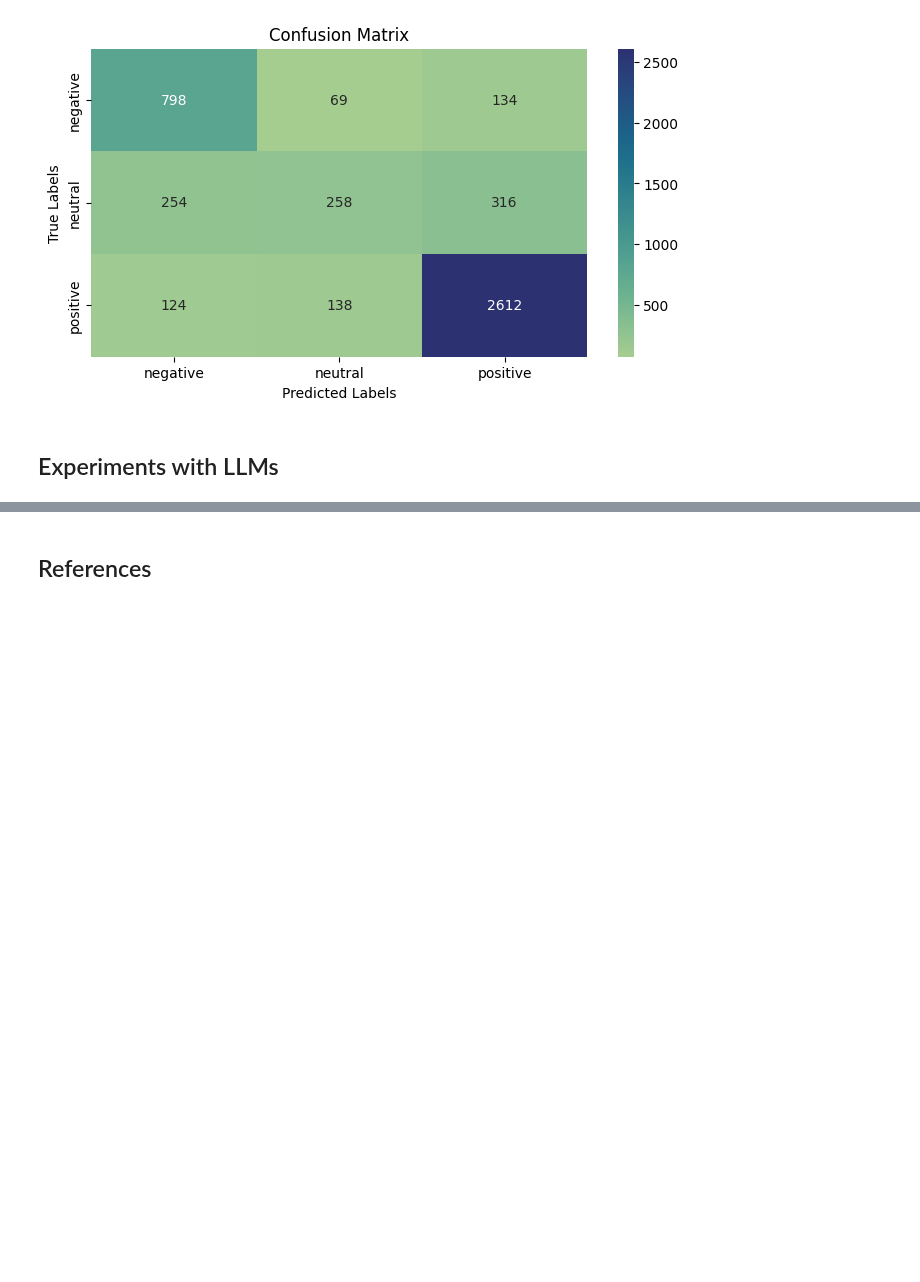
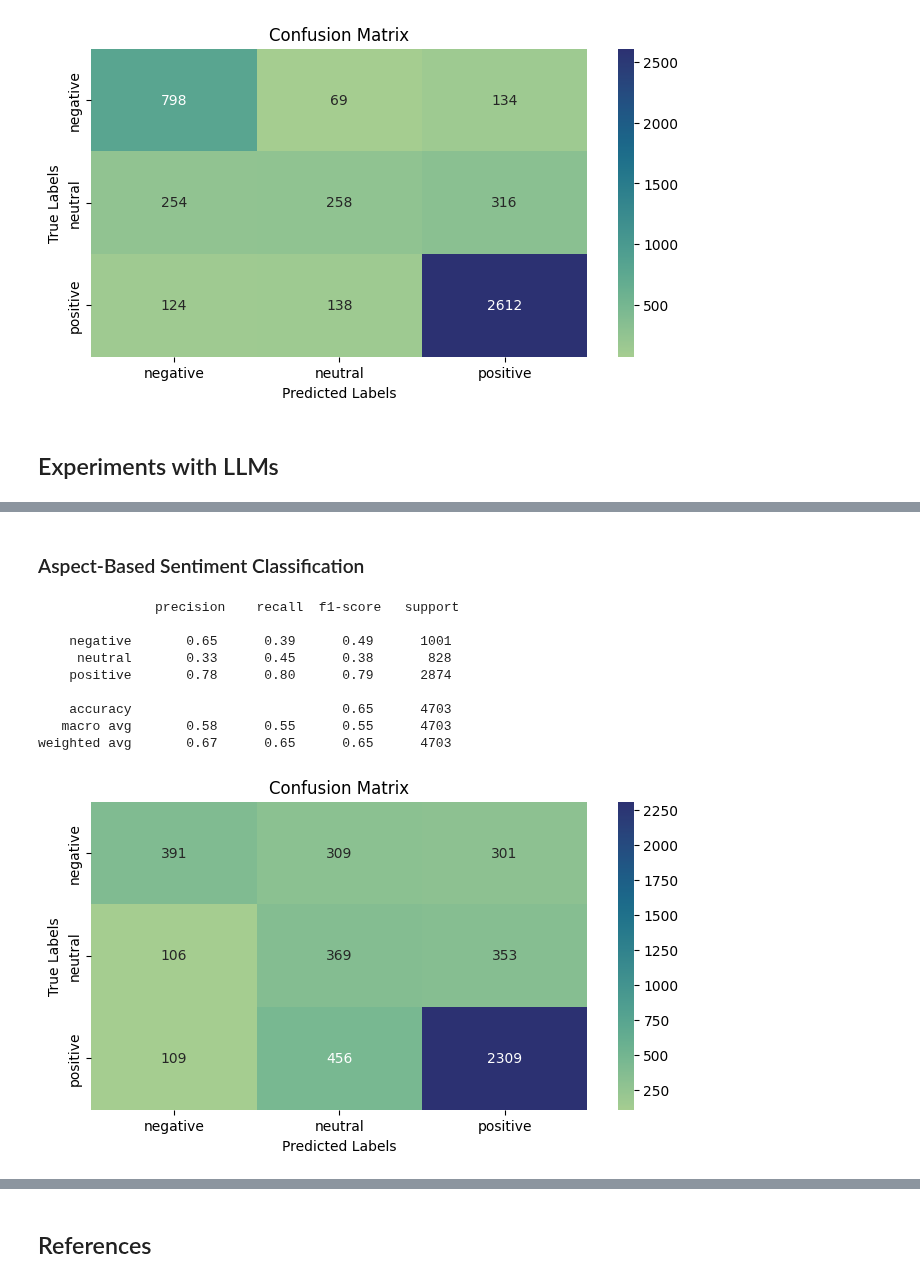
Before and after one commit to tabaraei/aspect-based-sentiment-analysis, a Jupyter notebook: ABSA.ipynb, the cells around one changed output, grey strips where cells are left out. Cells and saved outputs as stored; diff of their text form; code cells hidden in the pictures; blank space fills up the shorter version.

```diff
--- a/ABSA.ipynb
+++ b/ABSA.ipynb
@@ -782,0 +806,22 @@ array([0.00212159, 0.00545376, 0.9924246 ], dtype=float32)
+# %% [markdown]
+### Aspect-Based Sentiment Classification
+# %%
+dataset = AD.get_df_aspect_sentence_sentiment()
+class_labels = sorted(dataset['Aspect_Sentiment'].unique())
+document_col_name = 'Sentence'
+sentiment_col_name = 'Aspect_Sentiment'
+# %%
+nltk_aspect_sentence = NLTK(dataset, class_labels)
+cm = nltk_aspect_sentence.evaluate_model(document_col_name, sentiment_col_name)
+visualize.confusion_matrix(cm, pred_labels=class_labels, true_labels=class_labels)
+# %% [output]
+               precision    recall  f1-score   support
+
+    negative       0.65      0.39      0.49      1001
+     neutral       0.33      0.45      0.38       828
+    positive       0.78      0.80      0.79      2874
+
+    accuracy                           0.65      4703
+   macro avg       0.58      0.55      0.55      4703
+weighted avg       0.67      0.65      0.65      4703
+[figure, added]
```
Also changed, not shown: parts of 19 cells of this notebook.
